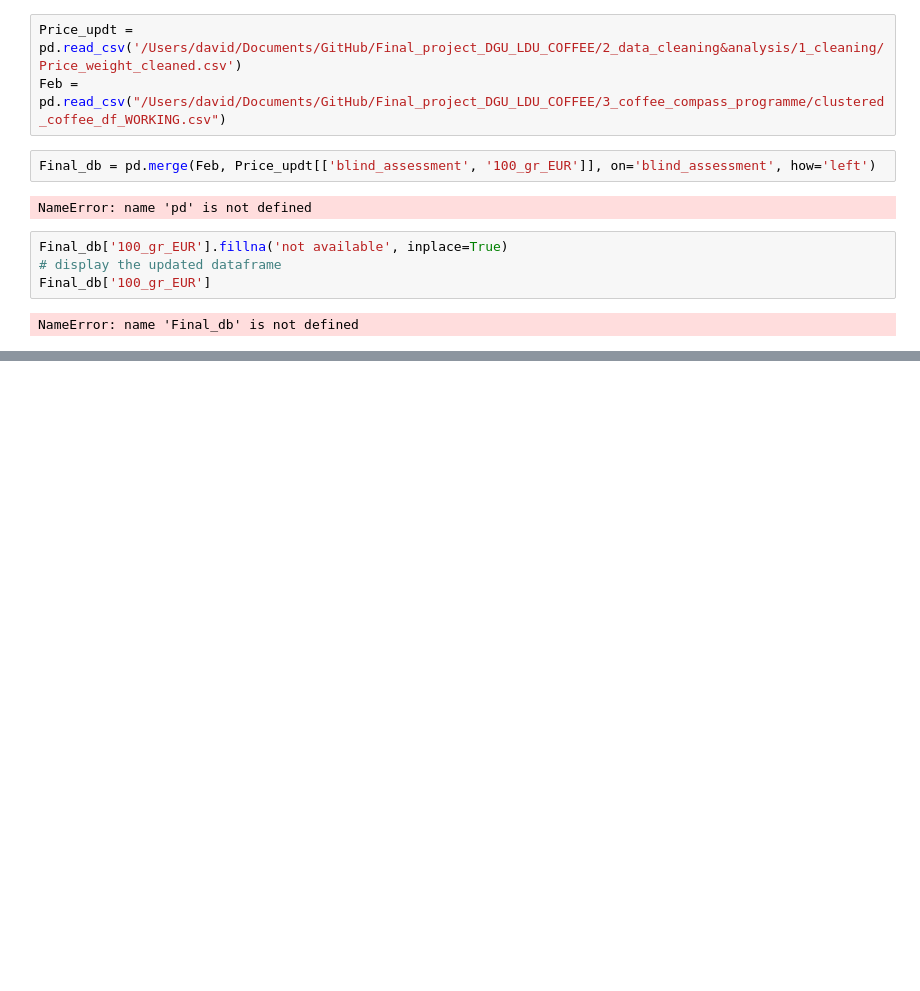
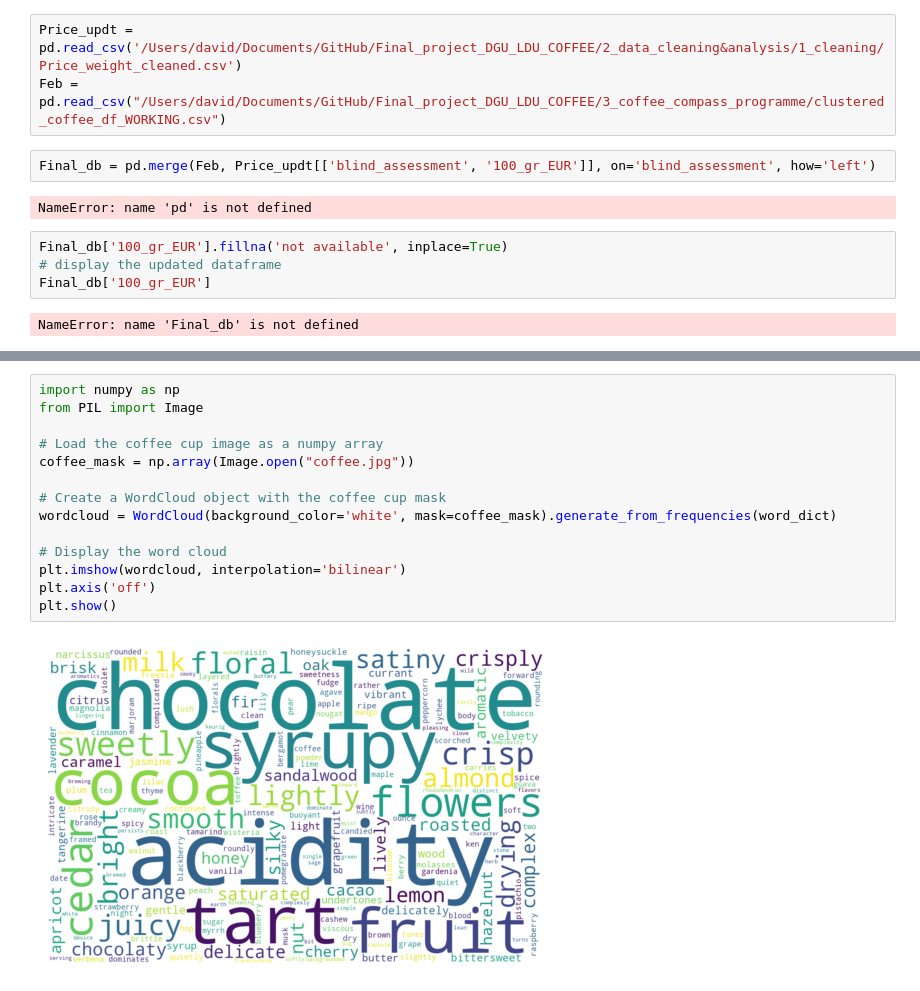
Before and after one commit to DGU94/Final_COFFEE_RECOMMANDER, a Jupyter notebook: 2_data_cleaning&analysis/1_cleaning/coffee_df_ cleaning_programme.ipynb, the cells around one changed output, grey strips where cells are left out. Drawn from its saved outputs; the diff is of its cells as text; blank space fills up the shorter version.

```diff
--- a/2_data_cleaning&analysis/1_cleaning/coffee_df_ cleaning_programme.ipynb
+++ b/2_data_cleaning&analysis/1_cleaning/coffee_df_ cleaning_programme.ipynb
@@ -227,0 +280,16 @@ Final_db.to_csv('Final_db.csv')
+# %%
+import numpy as np
+from PIL import Image
+
+# Load the coffee cup image as a numpy array
+coffee_mask = np.array(Image.open("coffee.jpg"))
+
+# Create a WordCloud object with the coffee cup mask
+wordcloud = WordCloud(background_color='white', mask=coffee_mask).generate_from_frequencies(word_dict)
+
+# Display the word cloud
+plt.imshow(wordcloud, interpolation='bilinear')
+plt.axis('off')
+plt.show()
+# %% [output]
+[figure, added]
```
Also changed, not shown: parts of 8 cells of this notebook, 12 other files.
